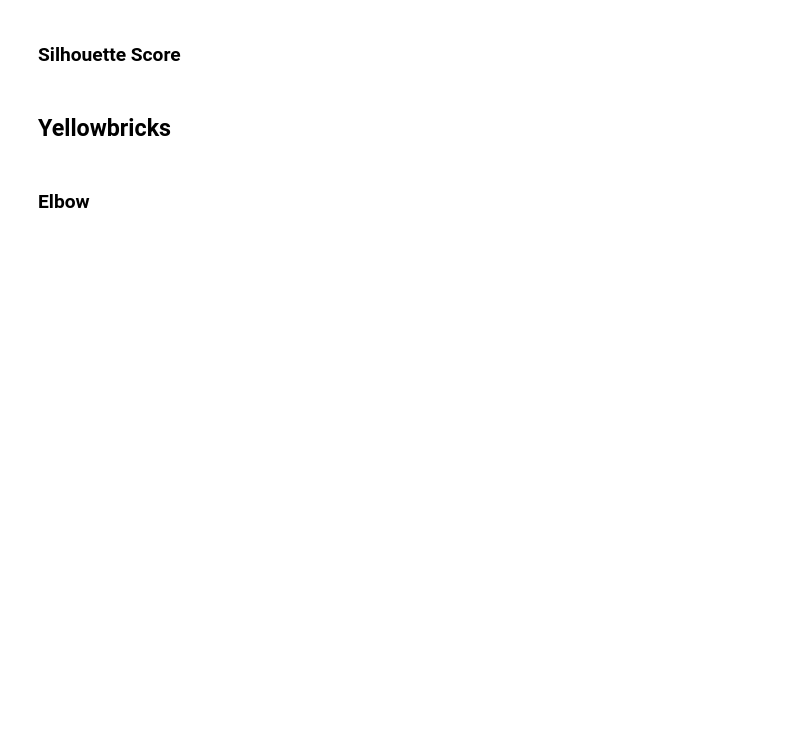
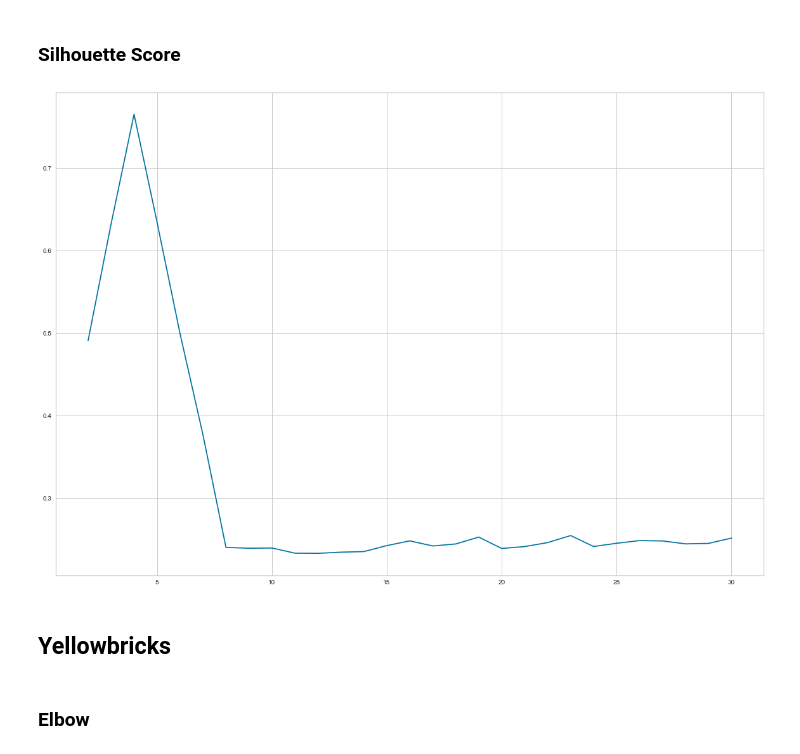
Before and after one commit to brondevitor/Python_Jorney, a Jupyter notebook: Cluster/Clusterização I.ipynb, the cells around one changed output. Saved outputs shown, nothing was run; the diff lists cells and outputs as text; code cells hidden in the pictures; blank space fills up the shorter version.

```diff
--- a/Cluster/Clusterização I.ipynb
+++ b/Cluster/Clusterização I.ipynb
@@ -233,5 +262,19 @@ Para um claro exemplo de utilização do WCSS no KMeans e aplicação do método
 # %% [markdown]
 ### Silhouette Score
+# %%
+
+sillhoute_scores = []
+n_cluster_list = np.arange(2,31).astype(int)
+
+for n_cluster in n_cluster_list:
+    kmeans = KMeans(n_clusters=n_cluster)
+    cluster_found = kmeans.fit_predict(X)
+    sillhoute_scores.append(silhouette_score(X, kmeans.labels_))
+# %%
+plt.plot(n_cluster_list,sillhoute_scores)
+plt.show()
+# %% [output]
+[figure, added]
 # %% [markdown]
 ## Yellowbricks
 # %% [markdown]
```
Also changed, not shown: parts of 4 cells of this notebook.
